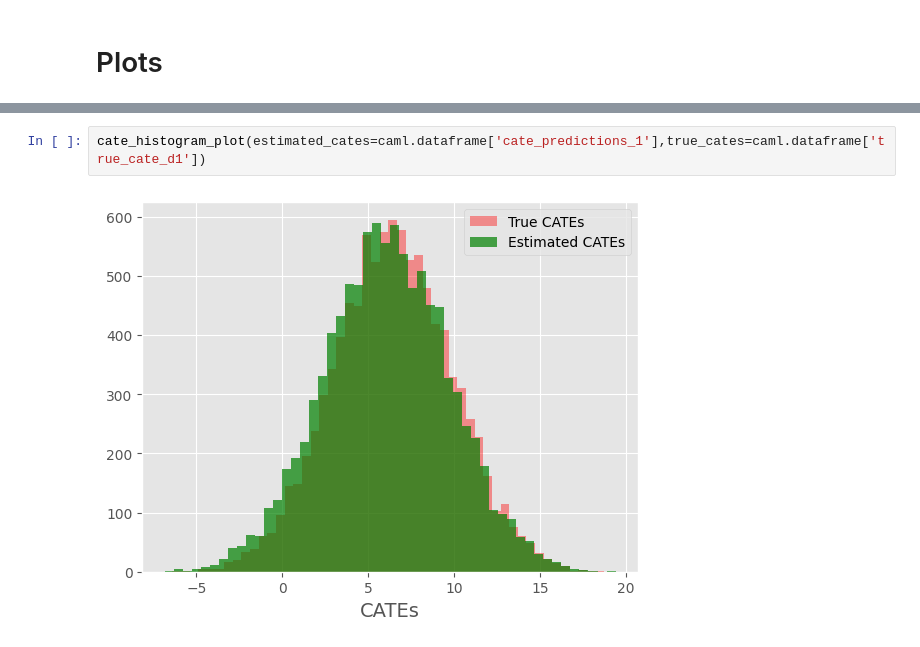
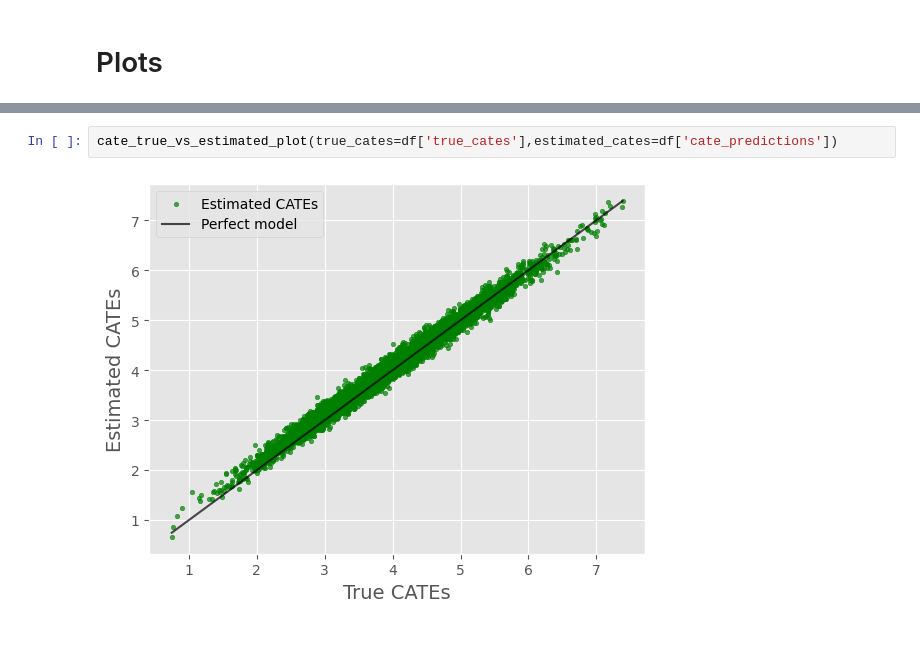
Before and after one commit to jakepenzak/caml, a Jupyter notebook: notebooks/dev/CamlCATE/CamlCATE.ipynb, the cells around one changed output, grey strips where cells are left out. Drawn from its saved outputs; the diff is of its cells as text.

```diff
--- a/notebooks/dev/CamlCATE/CamlCATE.ipynb
+++ b/notebooks/dev/CamlCATE/CamlCATE.ipynb
@@ -459,4 +362,4 @@ cate_histogram_plot(estimated_cates=caml.dataframe['cate_predictions_1'])
-# %%
-cate_histogram_plot(estimated_cates=caml.dataframe['cate_predictions_1'],true_cates=caml.dataframe['true_cate_d1'])
-# %% [output]
-[figure, removed]
+# %%
+cate_true_vs_estimated_plot(true_cates=df['true_cates'],estimated_cates=df['cate_predictions'])
+# %% [output]
+[figure, added]
```
Also changed, not shown: parts of 28 cells of this notebook, 8 other files.
